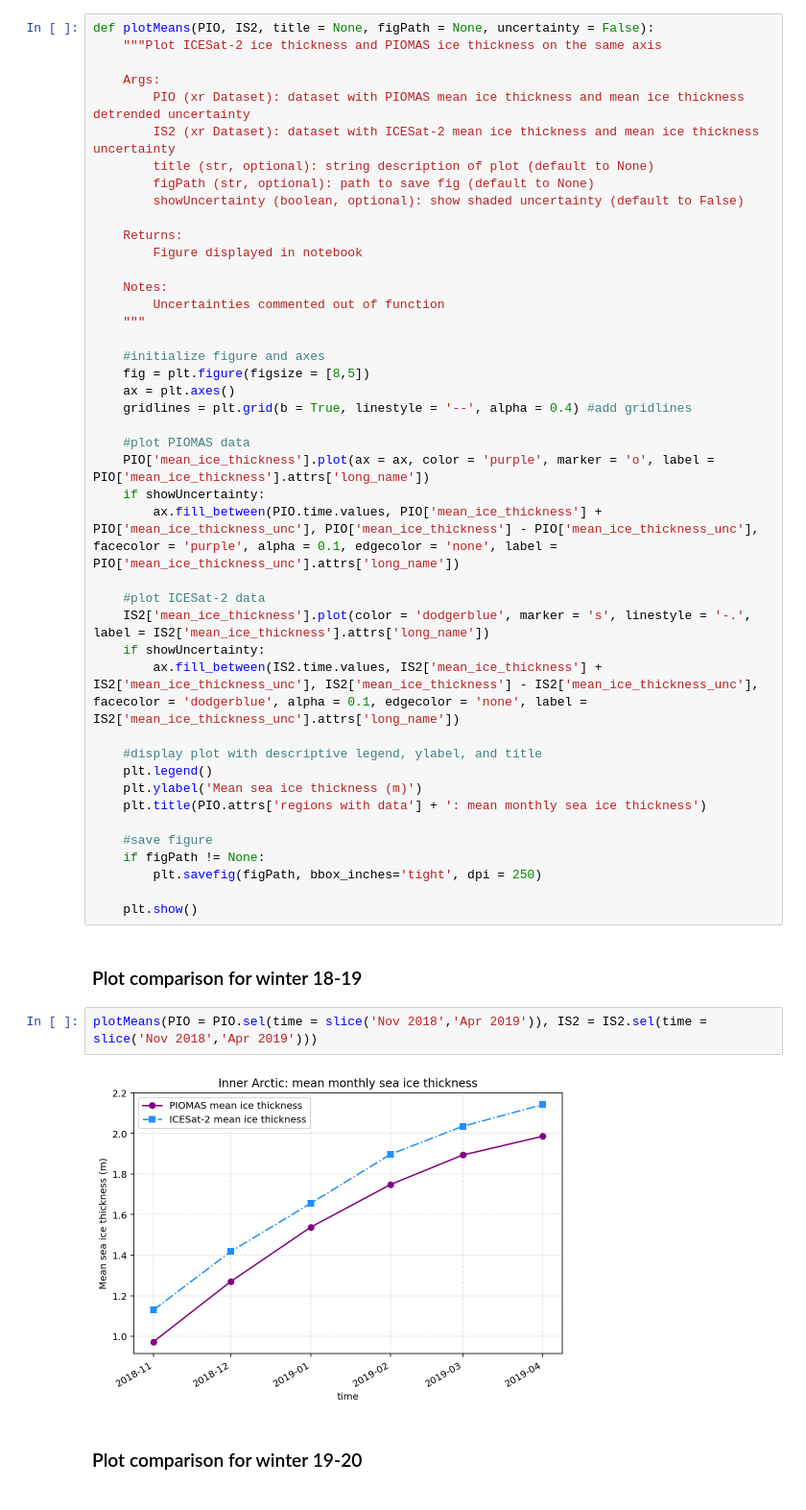
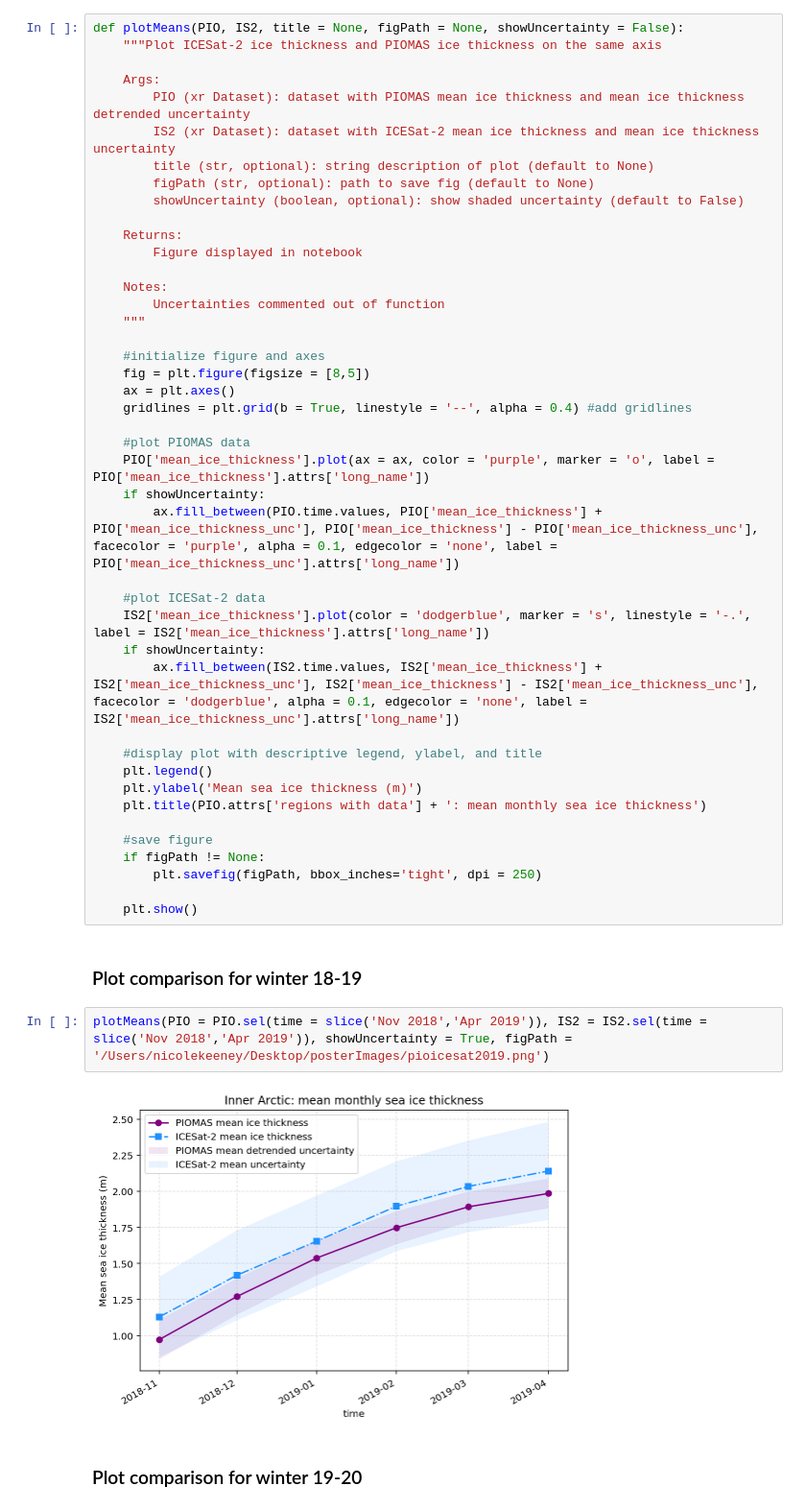
Before and after one commit to nicolejkeeney/icesat2-book, a Jupyter notebook: PIOMAS.ipynb, the cells around one changed output. Shown at 96% size. Drawn from its saved outputs; the diff is of its cells as text.

```diff
--- a/PIOMAS.ipynb
+++ b/PIOMAS.ipynb
@@ -218,7 +210,7 @@ Here we will plot PIOMAS and ICESat-2 mean monthly ice thickness on the same axe
 # %% [markdown]
 ### Define plotting function
 # %%
-def plotMeans(PIO, IS2, title = None, figPath = None, uncertainty = False):
+def plotMeans(PIO, IS2, title = None, figPath = None, showUncertainty = False):
     """Plot ICESat-2 ice thickness and PIOMAS ice thickness on the same axis
 
     Args:
@@ -263,9 +255,9 @@ def plotMeans(PIO, IS2, title = None, figPath = None, uncertainty = False):
 # %% [markdown]
 ### Plot comparison for winter 18-19
 # %%
-plotMeans(PIO = PIO.sel(time = slice('Nov 2018','Apr 2019')), IS2 = IS2.sel(time = slice('Nov 2018','Apr 2019')))
+plotMeans(PIO = PIO.sel(time = slice('Nov 2018','Apr 2019')), IS2 = IS2.sel(time = slice('Nov 2018','Apr 2019')), showUncertainty = True, figPath = '/Users/nicolekeeney/Desktop/posterImages/pioicesat2019.png')
 # %% [output]
-[figure, old version]
+[figure, new version]
 # %% [markdown]
 ### Plot comparison for winter 19-20
 # %%
```
Also changed, not shown: parts of 3 cells of this notebook.
